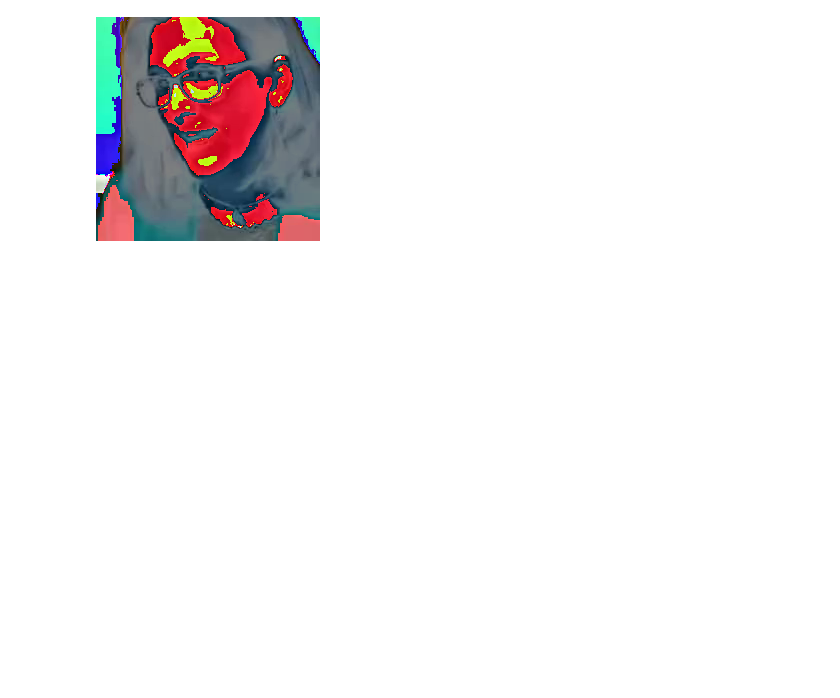
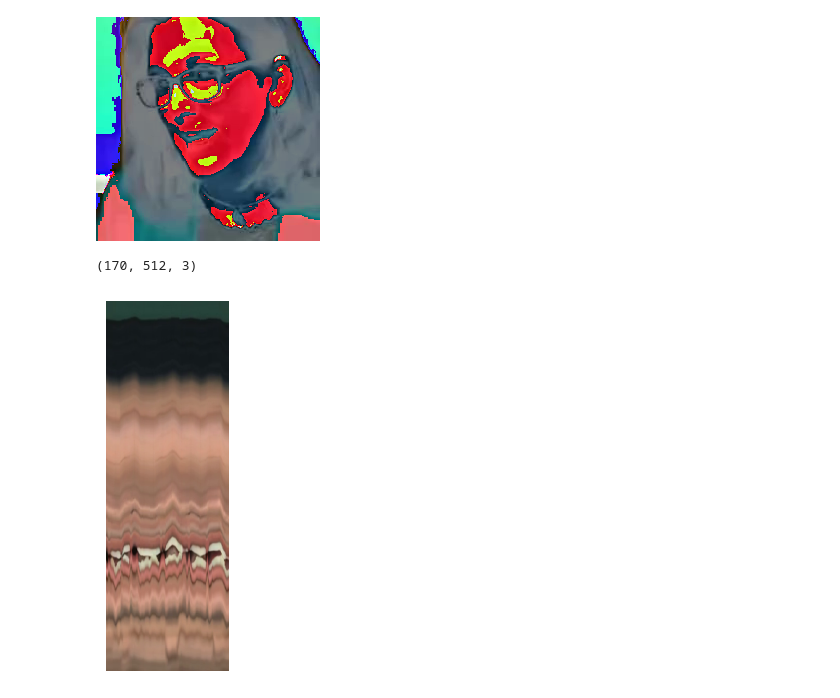
Before and after one commit to antonibigata/generative-models, a Jupyter notebook: notebooks/facenet.ipynb, the cells around one changed output. Cells and saved outputs as stored; diff of their text form; code cells hidden in the pictures; blank space fills up the shorter version.

```diff
--- a/notebooks/facenet.ipynb
+++ b/notebooks/facenet.ipynb
@@ -32,3 +32,39 @@ img
 # %% [output]
 torch.Size([224, 224, 3])
 [figure]
+# %%
+from torchvision.io import read_video
+
+video, audio, info = read_video(
+    "/data/home/antoni/results/for_paper/mead_ours_l2_vgg_cte_emo_pushed_updated/M030_video_front_fear_level_1_020.mp4",
+    pts_unit="sec",
+    output_format="TCHW",
+)
+
+import matplotlib.pyplot as plt
+import numpy as np
+
+# Convert video tensor to numpy array and normalize to 0-255 range
+video_np = (video.numpy()).astype("uint8")
+
+# Get middle x position
+middle_x = video_np.shape[2] // 2
+
+# Create xt slice by taking the middle x position across all frames
+# Shape goes from [T,C,H,W] to [T,H,C]
+xt_slice = video_np[:, :, :, middle_x].transpose(0, 2, 1)
+print(xt_slice.shape)
+
+
+# Create figure and plot
+# plt.figure(figsize=(15,8))
+plt.imshow(xt_slice.transpose(1, 0, 2))
+# plt.title(f'XT slice at x={middle_x}')
+# plt.xlabel('Time (frames)')
+# plt.ylabel('Y position')
+plt.axis("off")
+
+plt.show()
+# %% [output]
+(170, 512, 3)
+[figure, added]
```
Also changed, not shown: parts of 1 cell of this notebook, 29 other files.
